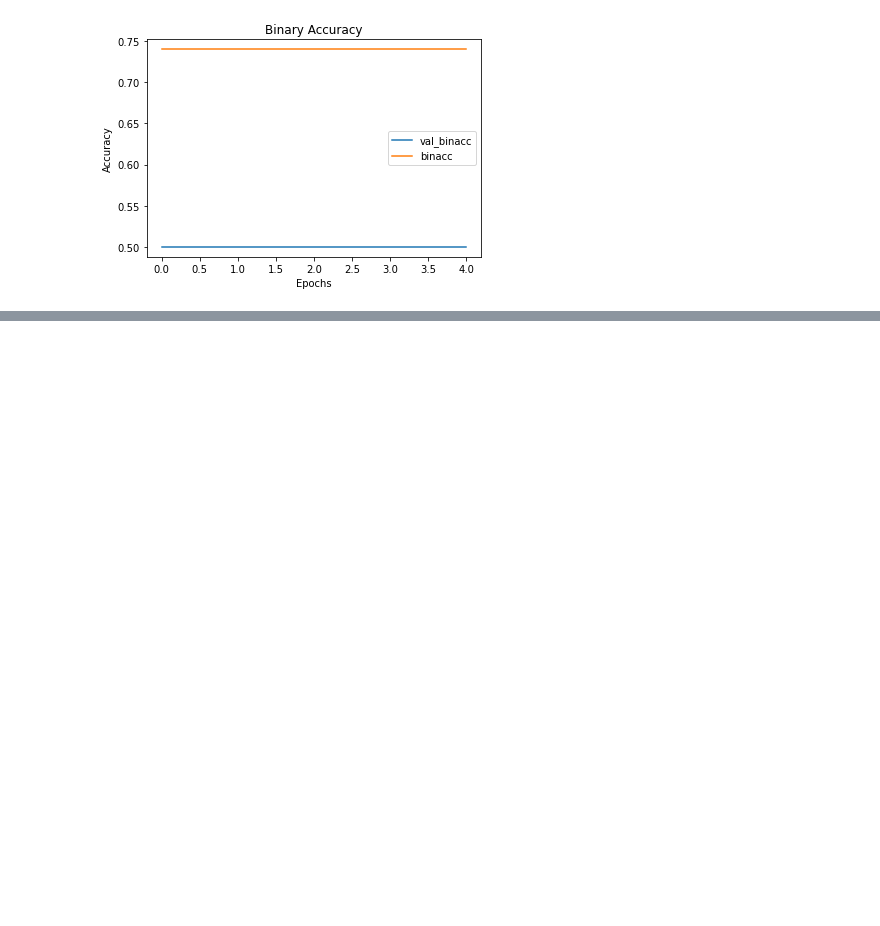
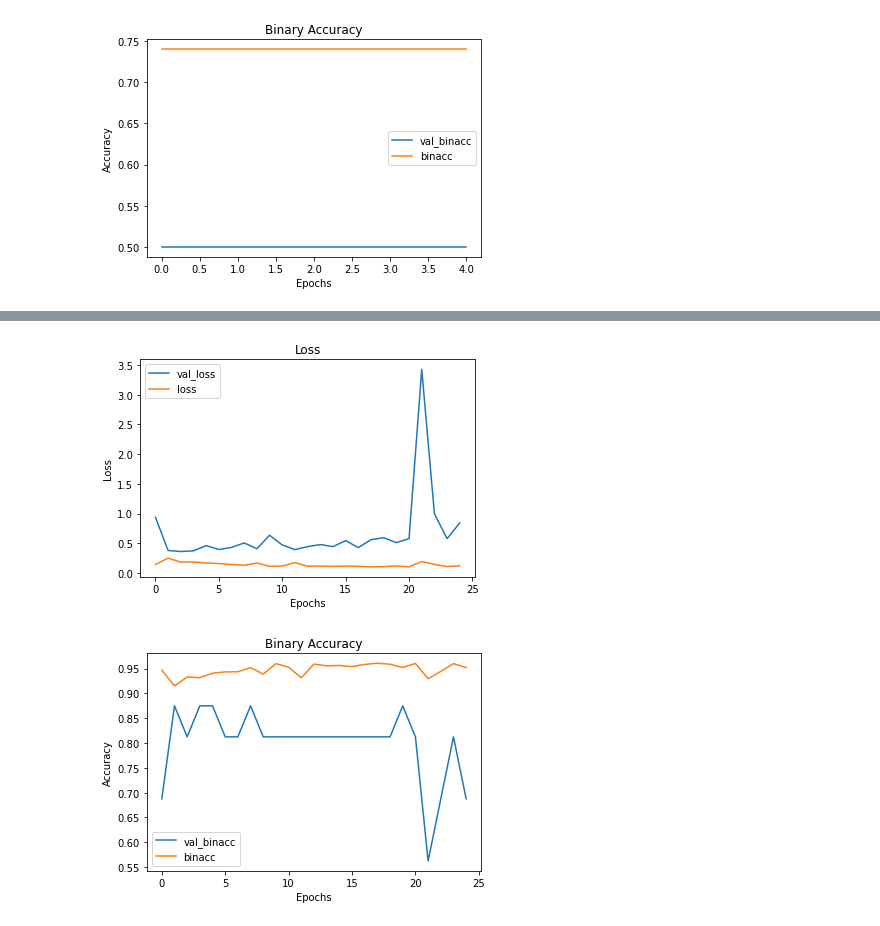
Before and after one commit to brtracy/phase_4_project, a Jupyter notebook: phase_4_project.ipynb, the cells around one changed output, grey strips where cells are left out. Drawn from its saved outputs; the diff is of its cells as text; code cells hidden in the pictures; blank space fills up the shorter version.

Commit message:
2nd model

```diff
--- a/phase_4_project.ipynb
+++ b/phase_4_project.ipynb
@@ -491,0 +576,9 @@ visualize_training_results(results_1)
+# %%
+model_2 = Sequential()
+model_2.add(Dense(50, activation='relu', input_shape=(65536,)))
+model_2.add(Dense(25, activation='relu'))
+model_2.add(Dense(1, activation='sigmoid'))
+# %%
+model_2.compile(loss='binary_crossentropy',
+                optimizer='Adam',
+                metrics=['binary_accuracy'])
@@ -491,0 +603,5 @@ visualize_training_results(results_1)
+# %%
+results_2 = model_2.fit(X_train, y_train,
+                        epochs=25,
+                        batch_size=64,
+                        validation_data=(X_val, y_val))
@@ -491,0 +626,5 @@ visualize_training_results(results_1)
+# %%
+visualize_training_results(results_2)
+# %% [output]
+[figure, added]
+[figure, added]
```
Also changed, not shown: parts of 14 cells of this notebook.
